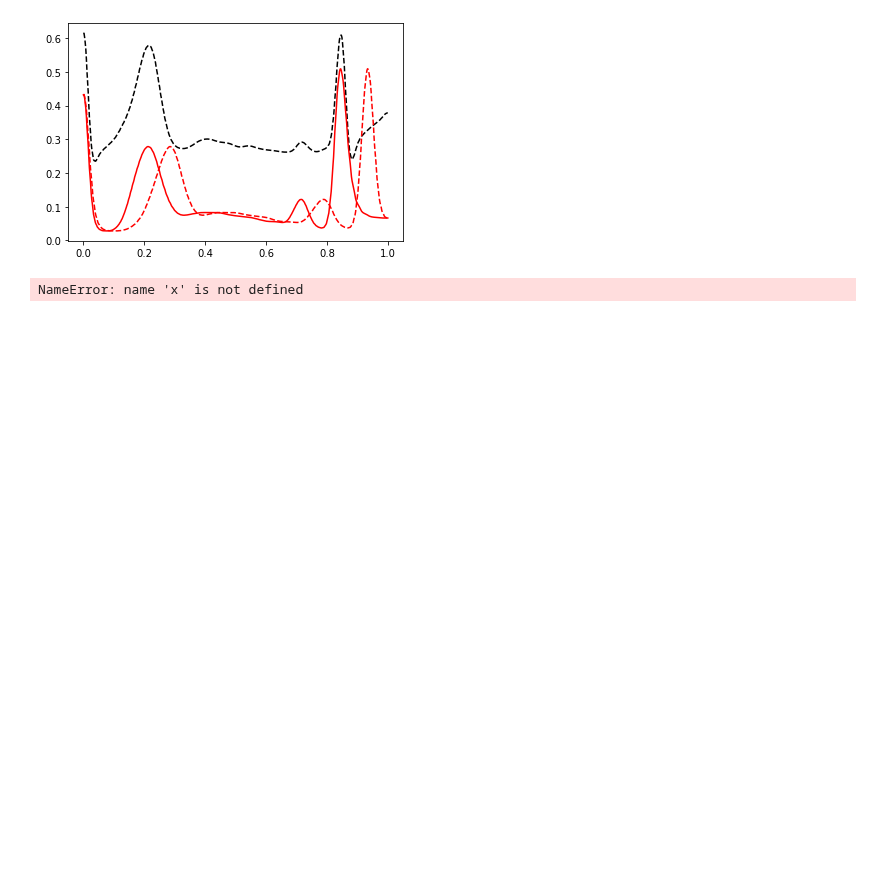
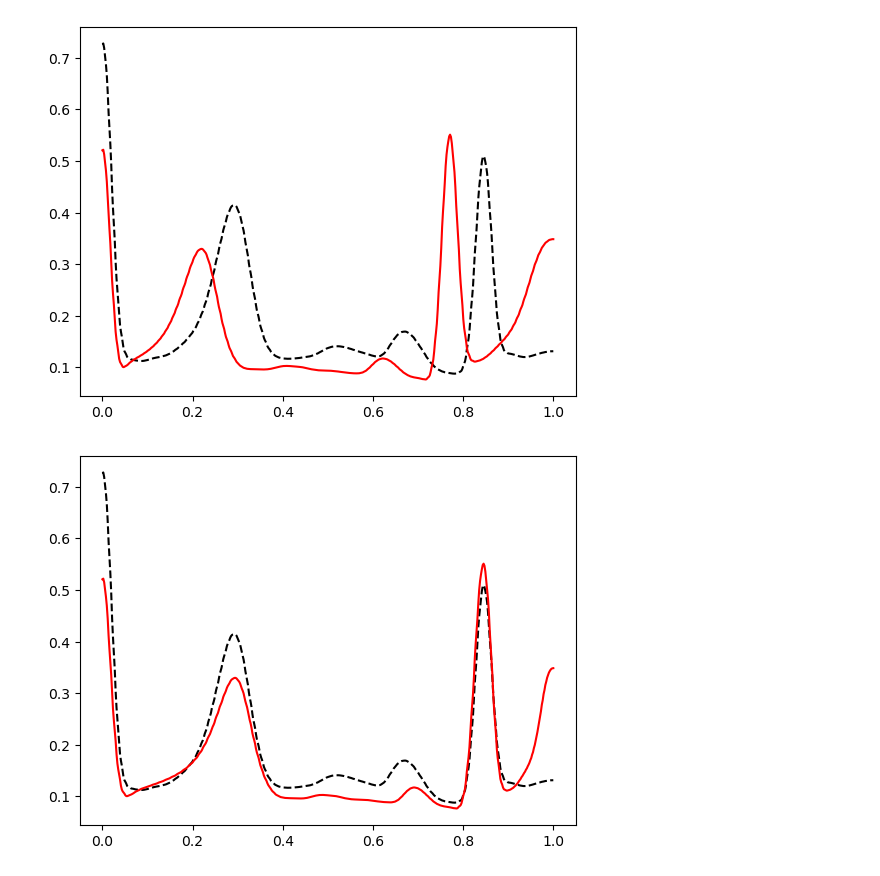
Before and after one commit to jorgenriseth/deepshape, a Jupyter notebook: notebooks/Heartbeat.ipynb, the cells around one changed output. Cells and saved outputs as stored; diff of their text form; code cells hidden in the pictures; blank space fills up the shorter version.

```diff
--- a/notebooks/Heartbeat.ipynb
+++ b/notebooks/Heartbeat.ipynb
@@ -111,7 +110,7 @@ for i in range(5):
 # %%
 def reparametrize_and_plot(g1, g2):
-    q = FunctionalQmap(f1)
-    r = FunctionalQmap(f2)
+    q = FunctionalQmap(g1)
+    r = FunctionalQmap(g2)
     loss = CurveDistance(q, r, 512)
 
     RN = CurveReparametrizer([
@@ -125,16 +124,23 @@ def reparametrize_and_plot(g1, g2):
 
     x = col_linspace(0, 1, 512)
     with torch.no_grad():
+
         plt.figure()
-        plt.plot(x, f1(x), ls='--', c='k')
-        plt.plot(x, f2(x), ls='--',  c='r')
-        plt.plot(x, f2(RN(x)), c='r')
+        plt.plot(x, g1(x), '--', c='k')
+        plt.plot(x, g2(x),  c='r')
+
+        plt.figure()
+        plt.plot(x, g1(x), ls='--', c='k')
+#         plt.plot(x, f1(RN(x)), c='r')
+
+        plt.plot(x, g2(RN(x)), c='r')
 
 
-d1 = get_ecg_curve(dfn, 10, sigma=2.0, remove_trailing_zeros=True)
+d1 = get_ecg_curve(dfn, 0, sigma=2.0, remove_trailing_zeros=True)
 f1 = FuncApprox(d1)
 
-d2 = get_ecg_curve(dfn, 102, sigma=2.0, remove_trailing_zeros=True)
+d2 = get_ecg_curve(dfn, 5, sigma=2.0, remove_trailing_zeros=True)
 f2 = FuncApprox(d2)
 reparametrize_and_plot(f1, f2)
+plt.show()
 # %% [output]
@@ -156,20 +158,2 @@ Finished training in 0.51882s
-[figure, old version]
+[figure, new version]
+[figure, added]
-# %%
-y = get_ecg_curve(df, 10, True)
-
-N = 20
-dim = 1 + 2 * N
-freqvec = torch.arange(1, N+1) * 2.0 * pi
-T = freqvec * x
-B = torch.cat([torch.ones_like(x), sin(T), cos(T)], dim=1)
-
-f = FourierApprox(y.reshape(-1, 1), 30)
-plt.plot(x, f(x), label="Interpolated")
-plt.plot(torch.linspace(0, 1, y.view(-1).shape[0]), y, label="Data")
-plt.legend()
-plt.show()
-
-plt.plot(x, central_differences(f, x))
-plt.show()
-# %% [output]
-NameError: name 'x' is not defined
```
Also changed, not shown: parts of 6 cells of this notebook, 2 other files.
